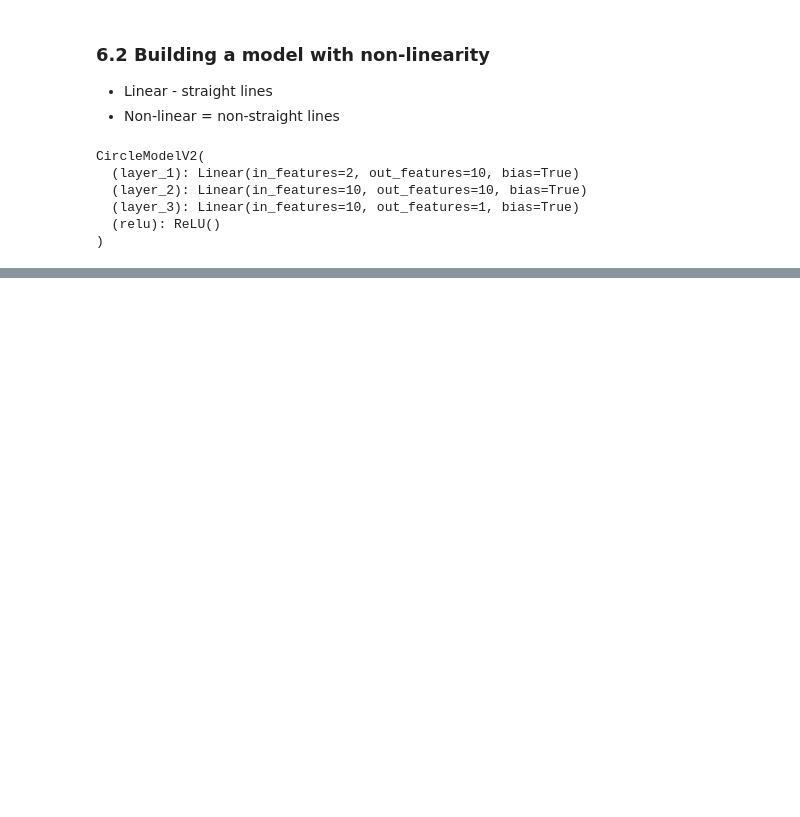
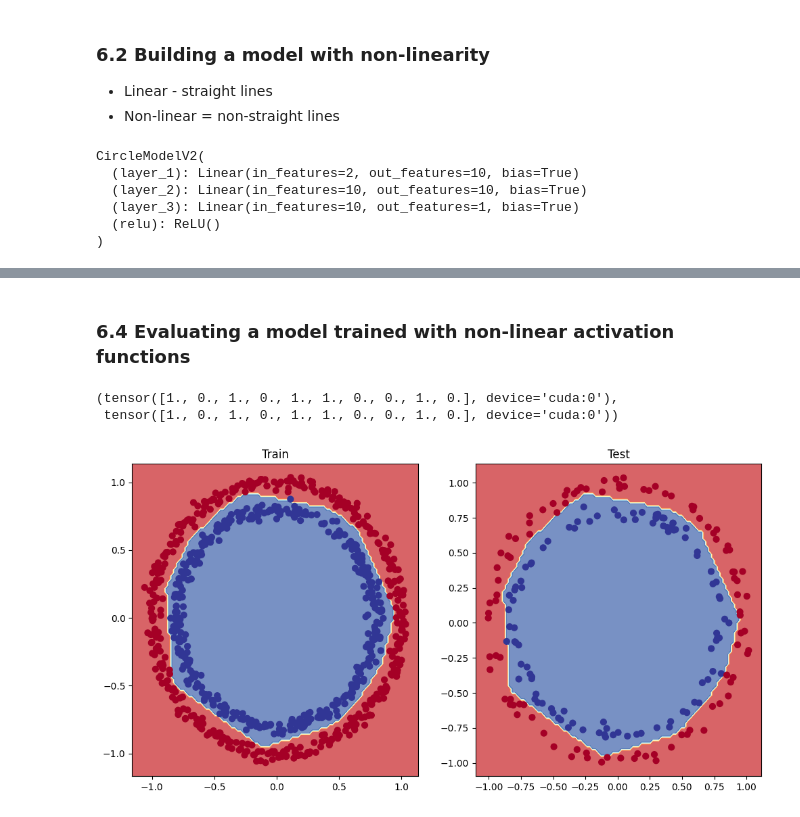
Before and after one commit to FusRaDa/PyTorch-Guide, a Jupyter notebook: 02.ipynb, the cells around one changed output, grey strips where cells are left out. Cells and saved outputs as stored; diff of their text form; code cells hidden in the pictures; blank space fills up the shorter version.

```diff
--- a/02.ipynb
+++ b/02.ipynb
@@ -769,7 +770,7 @@ optimizer = torch.optim.SGD(params=model_3.parameters(), lr=0.1)
 torch.manual_seed(42)
 torch.cuda.manual_seed(42)
 
-epochs = 1000
+epochs = 2000
 
 # Put data on the target device
 X_train, y_train = X_train.to(device), y_train.to(device)
@@ -823,2 +834,22 @@ Epoch: 900 | Loss: 0.62362, Acc: 74.00% | Test loss: 0.62145, Test acc: 79.00%
+# %% [markdown]
+### 6.4 Evaluating a model trained with non-linear activation functions
+# %%
+# Make predictions
+model_3.eval()
+with torch.inference_mode():
+    y_preds = torch.round(torch.sigmoid(model_3(X_test))).squeeze()
+y_preds[:10], y_test[:10]
+# %% [output]
+(tensor([1., 0., 1., 0., 1., 1., 0., 0., 1., 0.], device='cuda:0'),
+ tensor([1., 0., 1., 0., 1., 1., 0., 0., 1., 0.], device='cuda:0'))
 # %%
-# https://youtu.be/V_xro1bcAuA?si=MCvFuPgO-X4AHiLR
+# Plot the decision boundary - look at the improvement!!! (This is the power of non-linearity)
+plt.figure(figsize=(12, 6))
+plt.subplot(1, 2, 1)
+plt.title("Train")
+plot_decision_boundary(model_3, X_train, y_train)
+plt.subplot(1, 2, 2)
+plt.title("Test")
+plot_decision_boundary(model_3, X_test, y_test)
+# %% [output]
+[figure, added]
```
Also changed, not shown: parts of 21 cells of this notebook.
